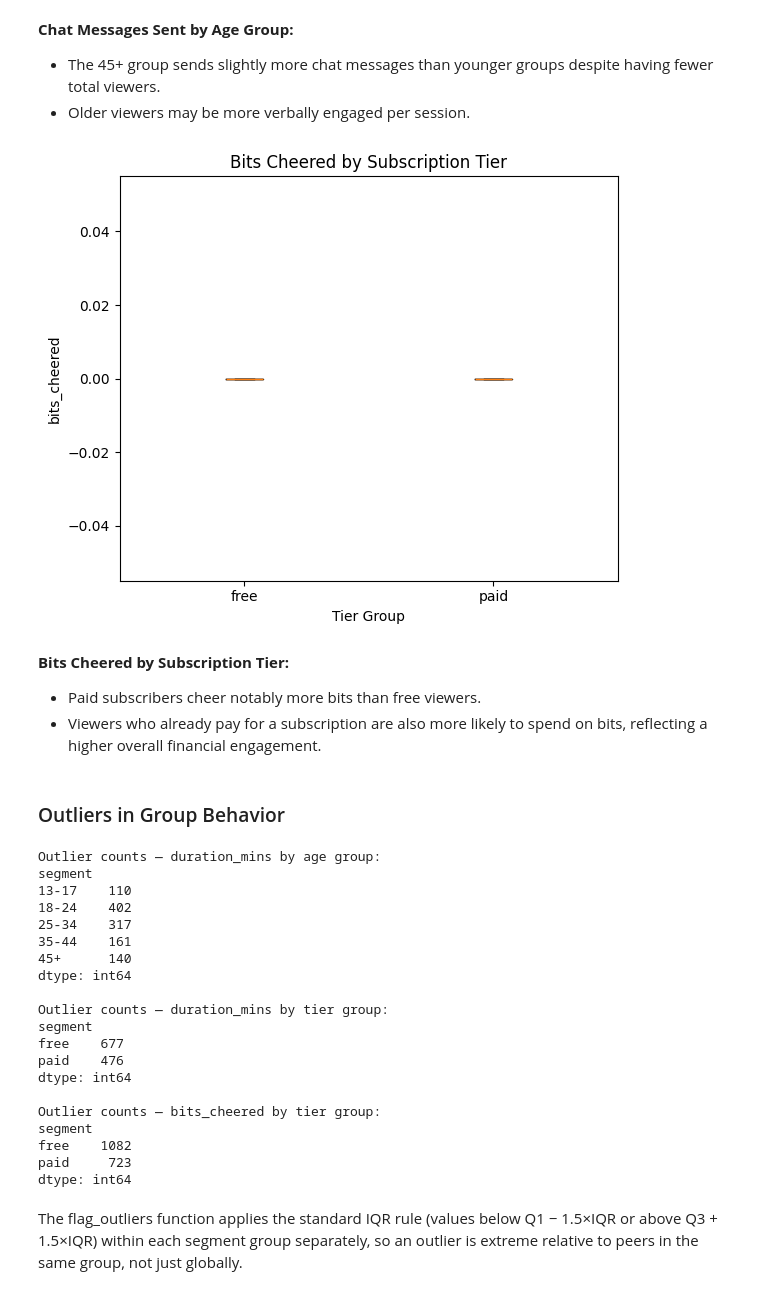
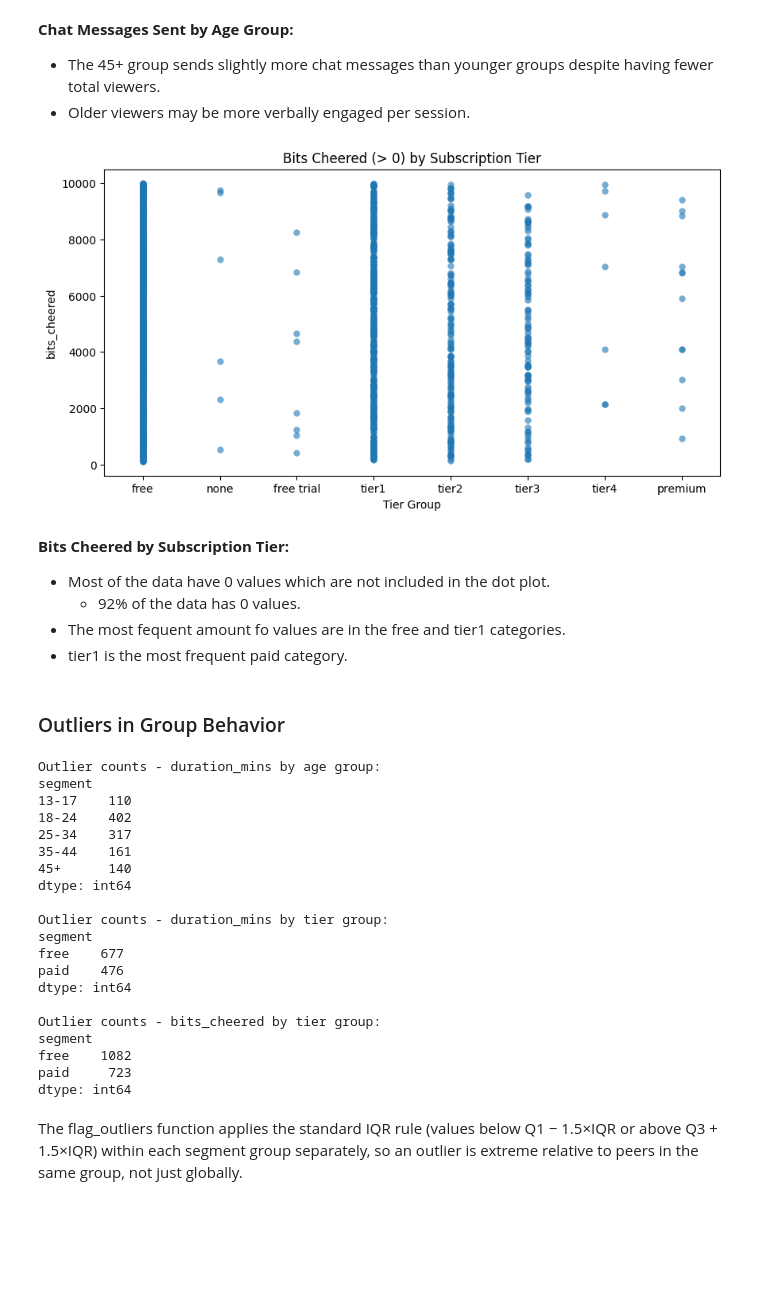
Before and after one commit to ChristianSantos2671/Santos_Christian_A01, a Jupyter notebook: iat461_a1_cs.ipynb, the cells around one changed output. Drawn from its saved outputs; the diff is of its cells as text; code cells hidden in the pictures; blank space fills up the shorter version.

```diff
--- a/iat461_a1_cs.ipynb
+++ b/iat461_a1_cs.ipynb
@@ -1534,7 +1568,7 @@ Name: count, dtype: int64
 ### Viewing Behaviour Boxplots
 # %%
 df_vb_seg = df_sessions.merge(
-    df_viewers[["viewer_id", "age_group_cleaned", "tier_group", "account_age_group"]],
+    df_viewers[["viewer_id", "age_group_cleaned", "subscription_tier_cleaned", "tier_group", "account_age_group"]],
     on="viewer_id"
 )
 # %% [markdown]
@@ -1606,21 +1636,42 @@ plt.show()
 - The 45+ group sends slightly more chat messages than younger groups despite having fewer total viewers.
 - Older viewers may be more verbally engaged per session.
 # %%
-data_bits_tier = [df_seg[df_seg["tier_group"] == g]["bits_cheered"].dropna() for g in tier_order]
+tiers = [
+    "free",
+    "none",
+    "free trial",
+    "tier1",
+    "tier2",
+    "tier3",
+    "tier4",
+    "premium",
+]
+fig, ax = plt.subplots(figsize=(10, 5))
 
-fig, ax = plt.subplots(figsize=(6, 5))
-ax.boxplot(data_bits_tier, labels=tier_order, showfliers=False)
-ax.set_title("Bits Cheered by Subscription Tier")
+sns.stripplot(
+    data=df_vb_seg[df_vb_seg["bits_cheered"] > 0],
+    x="subscription_tier_cleaned",
+    y="bits_cheered",
+    order=tiers,
+    jitter=False,
+    size=6,
+    alpha=0.6,
+    ax=ax
+)
+
+ax.set_title("Bits Cheered (> 0) by Subscription Tier")
 ax.set_xlabel("Tier Group")
 ax.set_ylabel("bits_cheered")
-plt.tight_layout()
+
 plt.show()
 # %% [output]
-[figure, old version]
+[figure, new version]
 # %% [markdown]
 **Bits Cheered by Subscription Tier:**
-- Paid subscribers cheer notably more bits than free viewers.
-- Viewers who already pay for a subscription are also more likely to spend on bits, reflecting a higher overall financial engagement.
+- Most of the data have 0 values which are not included in the dot plot.
+    - 92% of the data has 0 values.
+- The most fequent amount fo values are in the free and tier1 categories.
+- tier1 is the most frequent paid category.
 # %% [markdown]
 ### Outliers in Group Behavior
 # %%
@@ -1650,7 +1701,7 @@ print(outliers_tier.groupby("segment").size(), "\n")
 print("Outlier counts - bits_cheered by tier group:")
 print(outliers_bits.groupby("segment").size())
 # %% [output]
-Outlier counts — duration_mins by age group:
+Outlier counts - duration_mins by age group:
 segment
 13-17    110
 18-24    402
@@ -1659,13 +1710,13 @@ segment
 45+      140
 dtype: int64
 
-Outlier counts — duration_mins by tier group:
+Outlier counts - duration_mins by tier group:
 segment
 free    677
 paid    476
 dtype: int64
 
-Outlier counts — bits_cheered by tier group:
+Outlier counts - bits_cheered by tier group:
 segment
 free    1082
 paid     723
```
Also changed, not shown: parts of 35 cells of this notebook.
